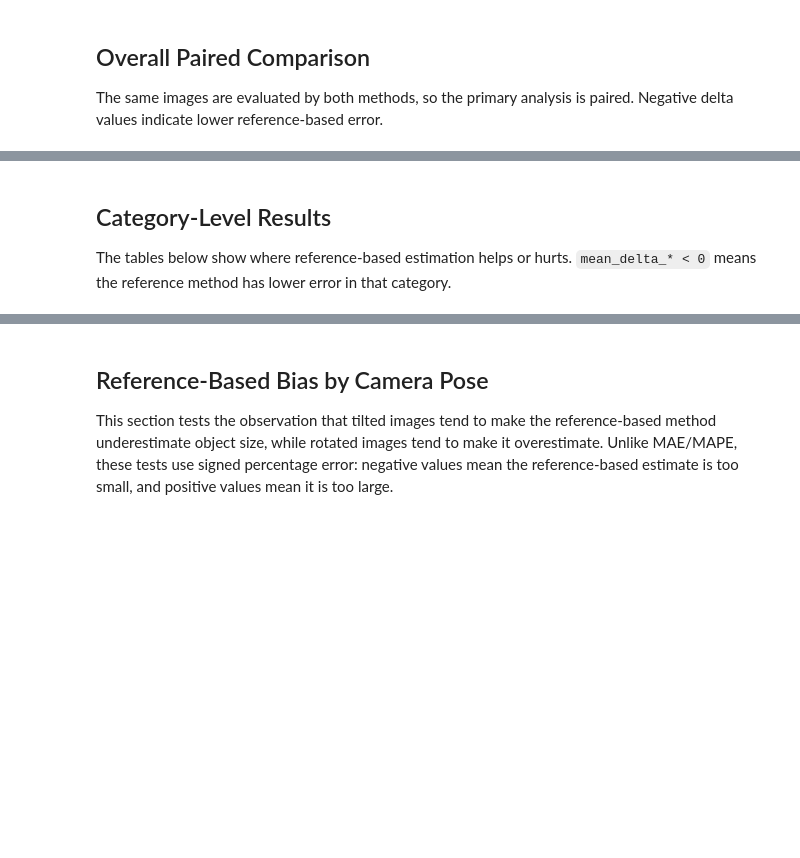
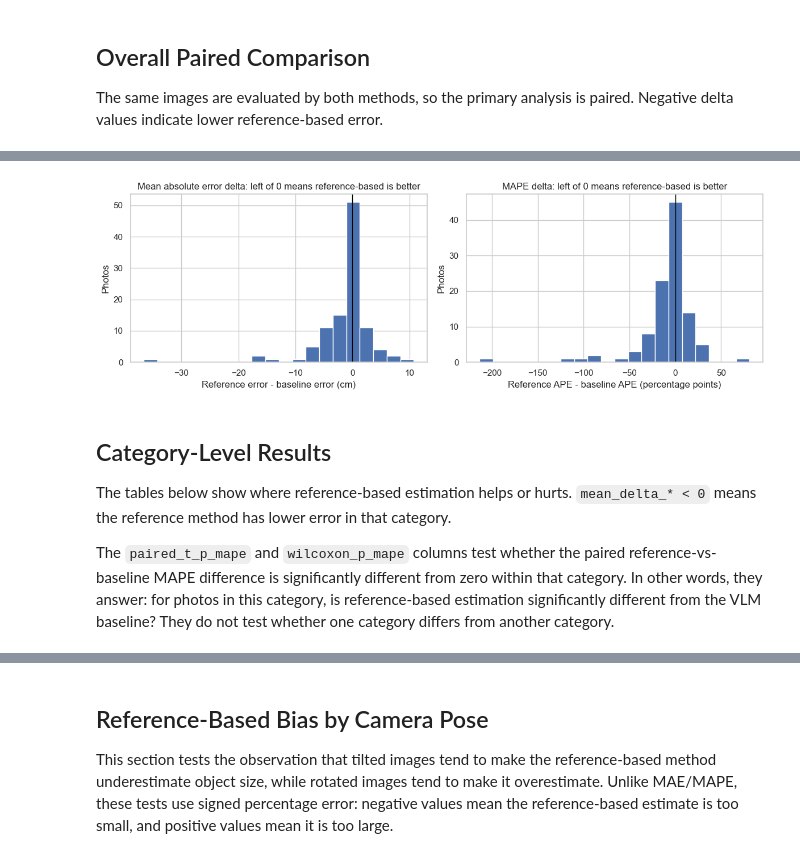
Before and after one commit to jiachenliu1128/CS543_Final_Project, a Jupyter notebook: notebooks/evaluation_reference_vs_vlm.ipynb, the cells around one changed output, grey strips where cells are left out. Drawn from its saved outputs; the diff is of its cells as text; code cells hidden in the pictures; blank space fills up the shorter version.

```diff
--- a/notebooks/evaluation_reference_vs_vlm.ipynb
+++ b/notebooks/evaluation_reference_vs_vlm.ipynb
@@ -319,24 +332,28 @@ display(overall.round(4))
 # %%
 # Visualize the paired improvement distribution; mass left of zero favors reference-based estimation.
 fig, axes = plt.subplots(1, 2, figsize=(12, 4))
 
 axes[0].hist(eval_data["delta_mean_abs_error_cm"], bins=20, edgecolor="white")
 axes[0].axvline(0, color="black", linewidth=1)
-axes[0].set_title("Delta mean absolute error")
+axes[0].set_title("Mean absolute error delta: left of 0 means reference-based is better")
 axes[0].set_xlabel("Reference error - baseline error (cm)")
 axes[0].set_ylabel("Photos")
 
 axes[1].hist(eval_data["delta_mean_ape_pct"], bins=20, edgecolor="white")
 axes[1].axvline(0, color="black", linewidth=1)
-axes[1].set_title("Delta mean absolute percentage error")
+axes[1].set_title("MAPE delta: left of 0 means reference-based is better")
 axes[1].set_xlabel("Reference APE - baseline APE (percentage points)")
 axes[1].set_ylabel("Photos")
 
 plt.tight_layout()
+# %% [output]
+[figure, added]
 # %% [markdown]
 ## Category-Level Results
 
 The tables below show where reference-based estimation helps or hurts. `mean_delta_* < 0` means the reference method has lower error in that category.
+
+The `paired_t_p_mape` and `wilcoxon_p_mape` columns test whether the paired reference-vs-baseline MAPE difference is significantly different from zero within that category. In other words, they answer: for photos in this category, is reference-based estimation significantly different from the VLM baseline? They do not test whether one category differs from another category.
 # %%
 # Apply the same paired comparison inside each category for apples-to-apples subgroup analysis.
 def category_summary(df: pd.DataFrame, category: str) -> pd.DataFrame:
```
Also changed, not shown: parts of 13 cells of this notebook, 7 other files.
